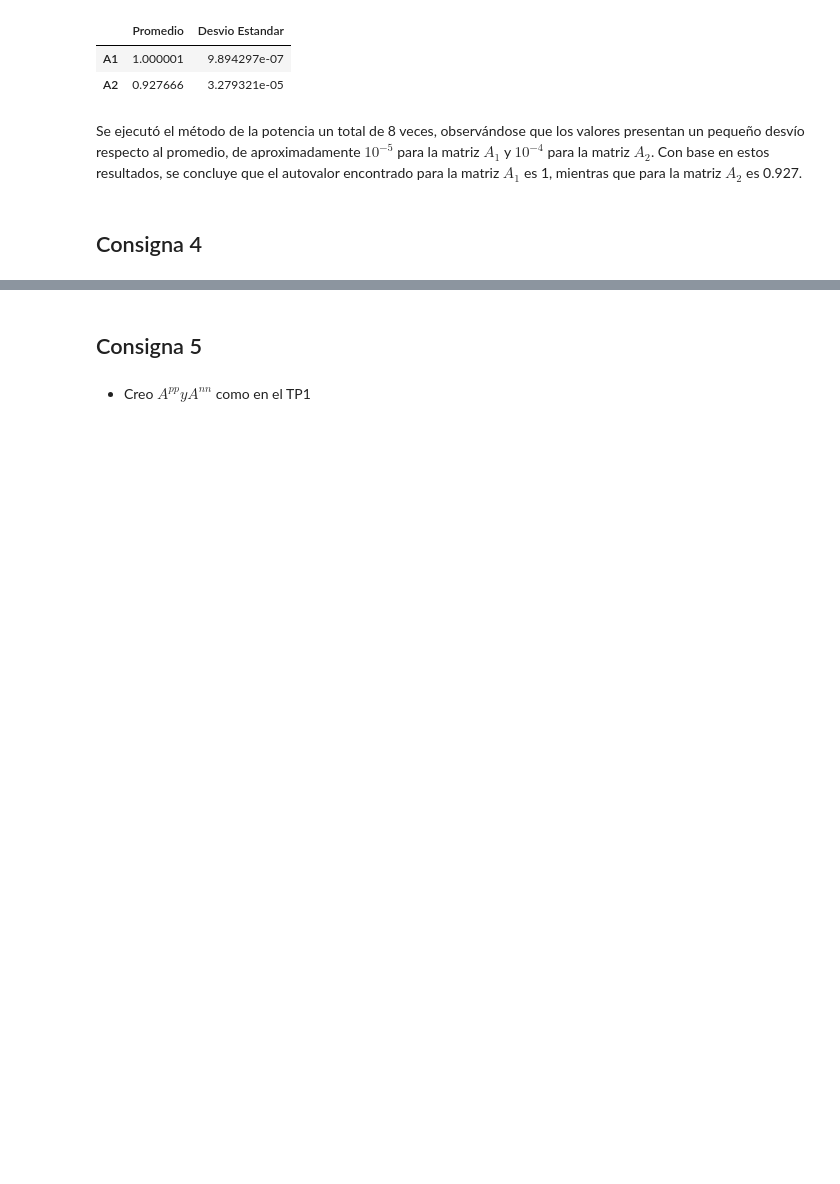
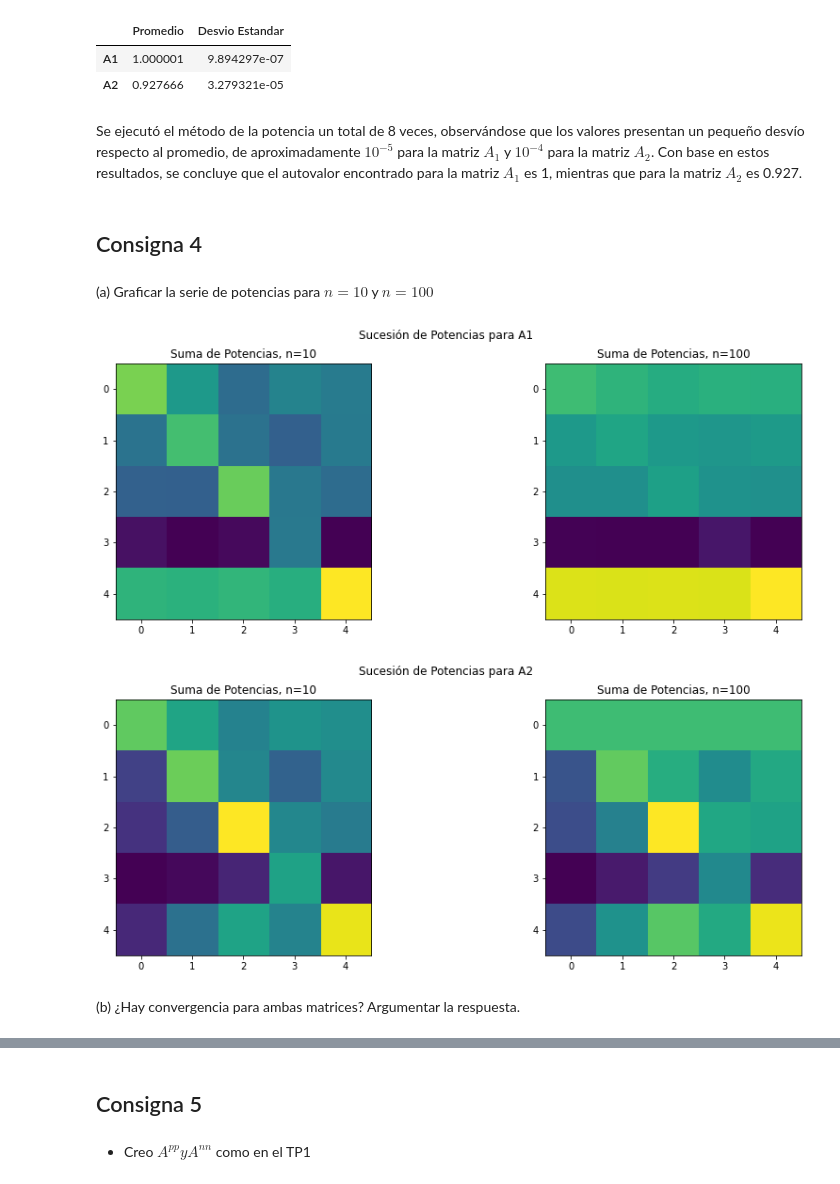
Before and after one commit to Nicowkra/ALC_TP2, a Jupyter notebook: grupo_gr05_TP2.ipynb, the cells around one changed output, grey strips where cells are left out. Drawn from its saved outputs; the diff is of its cells as text; code cells hidden in the pictures; blank space fills up the shorter version.

```diff
--- a/grupo_gr05_TP2.ipynb
+++ b/grupo_gr05_TP2.ipynb
@@ -105,3 +116,15 @@ tabla
 Se ejecutó el método de la potencia un total de 8 veces, observándose que los valores presentan un pequeño desvío respecto al promedio, de aproximadamente $10^{-5}$ para la matriz $A_1$ y $10^{-4}$ para la matriz $A_2$. Con base en estos resultados, se concluye que el autovalor encontrado para la matriz $A_1$ es 1, mientras que para la matriz $A_2$ es 0.927.
 # %% [markdown]
 ## Consigna 4
+# %% [markdown]
+ (a) Graficar la serie de potencias para $n = 10$ y $n = 100$
+# %%
+n_values = [10, 100]
+Id = np.identity(f.A1.shape[0])
+f.graficar_sucesion(f.A1, n_values, 'Sucesión de Potencias para A1')
+f.graficar_sucesion(f.A2, n_values, 'Sucesión de Potencias para A2')
+# %% [output]
+[figure, added]
+[figure, added]
+# %% [markdown]
+(b) ¿Hay convergencia para ambas matrices? Argumentar la respuesta.
```
Also changed, not shown: parts of 7 cells of this notebook.
